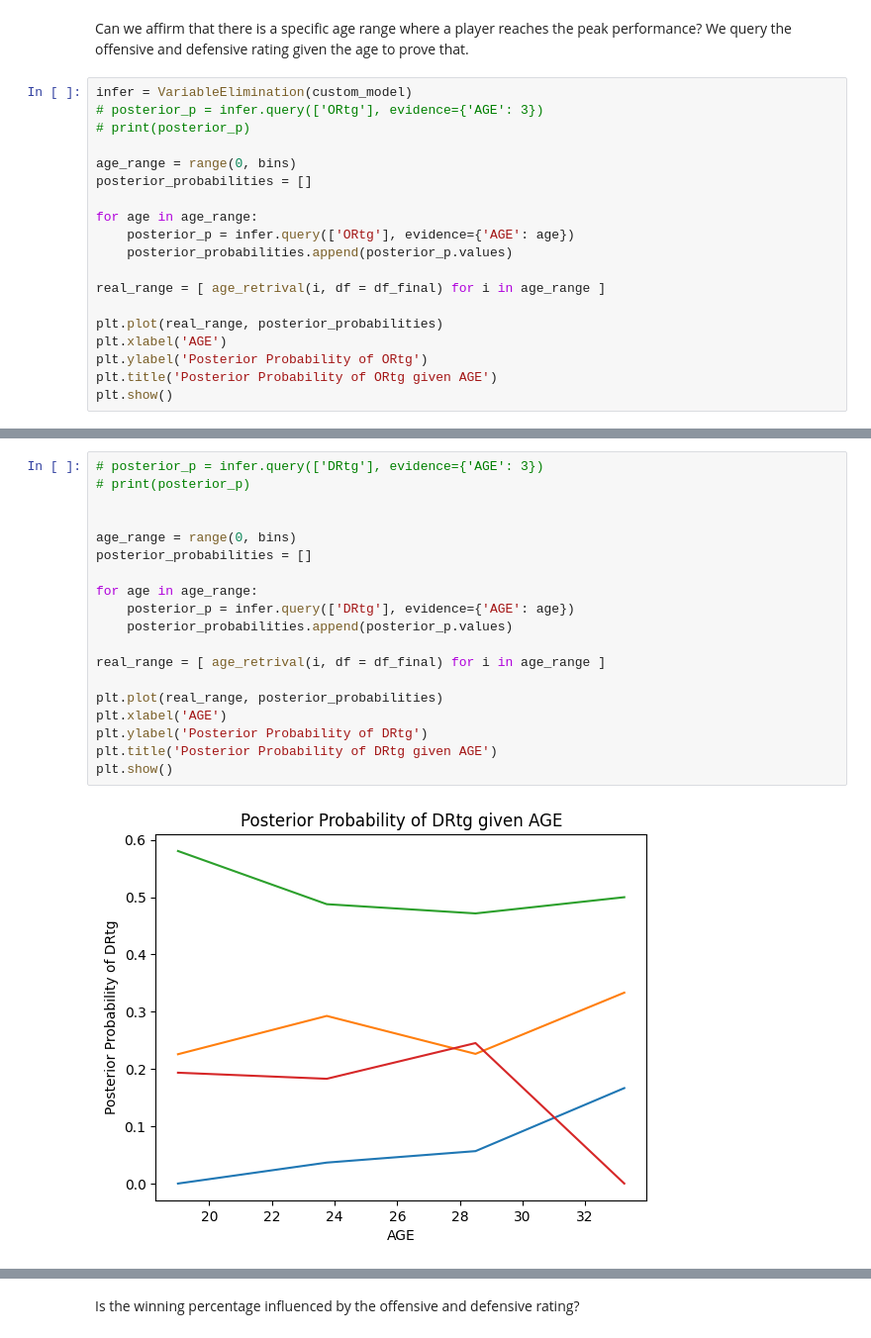
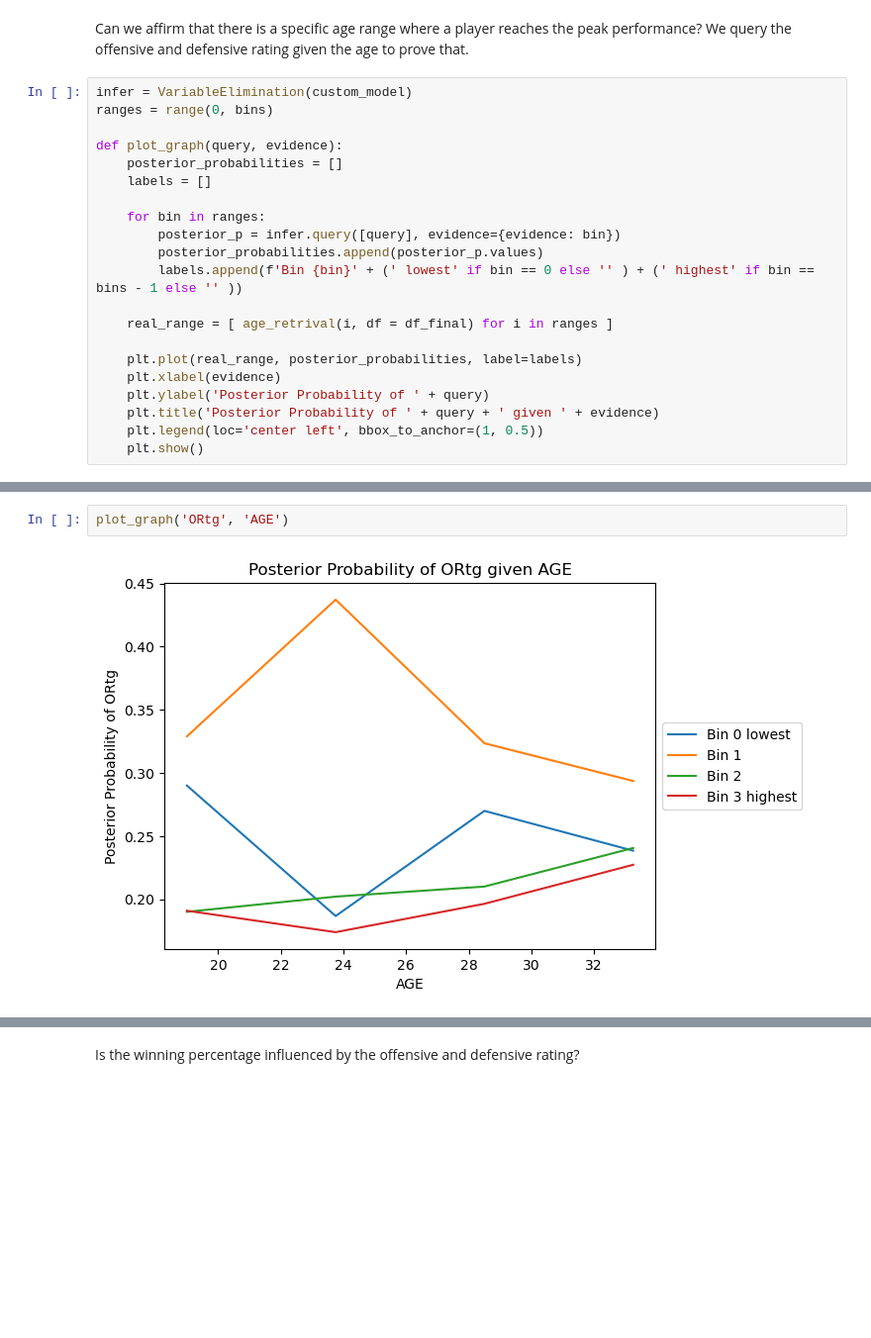
Before and after one commit to CacioCavalloIsNotReal/FAIKR_project_NBA, a Jupyter notebook: project.ipynb, the cells around one changed output, grey strips where cells are left out. Shown at 99% size. Drawn from its saved outputs; the diff is of its cells as text; blank space fills up the shorter version.

Commit message:
query code clean up

```diff
--- a/project.ipynb
+++ b/project.ipynb
@@ -647,20 +639,22 @@ Can we affirm that there is a specific age range where a player reaches the peak
 We query the offensive and defensive rating given the age to prove that.
 # %%
 infer = VariableElimination(custom_model)
-# posterior_p = infer.query(['ORtg'], evidence={'AGE': 3})
-# print(posterior_p)
+ranges = range(0, bins)
 
-age_range = range(0, bins)
-posterior_probabilities = []
+def plot_graph(query, evidence):
+    posterior_probabilities = []
+    labels = []
 
-for age in age_range:
-    posterior_p = infer.query(['ORtg'], evidence={'AGE': age})
-    posterior_probabilities.append(posterior_p.values)
+    for bin in ranges:
+        posterior_p = infer.query([query], evidence={evidence: bin})
+        posterior_probabilities.append(posterior_p.values)
+        labels.append(f'Bin {bin}' + (' lowest' if bin == 0 else '' ) + (' highest' if bin == bins - 1 else '' ))
 
-real_range = [ age_retrival(i, df = df_final) for i in age_range ]
+    real_range = [ age_retrival(i, df = df_final) for i in ranges ]
 
-plt.plot(real_range, posterior_probabilities)
-plt.xlabel('AGE')
-plt.ylabel('Posterior Probability of ORtg')
-plt.title('Posterior Probability of ORtg given AGE')
-plt.show()
+    plt.plot(real_range, posterior_probabilities, label=labels)
+    plt.xlabel(evidence)
+    plt.ylabel('Posterior Probability of ' + query)
+    plt.title('Posterior Probability of ' + query + ' given ' + evidence)
+    plt.legend(loc='center left', bbox_to_anchor=(1, 0.5))
+    plt.show()
@@ -670,21 +661,4 @@ plt.show()
-# %%
-# posterior_p = infer.query(['DRtg'], evidence={'AGE': 3})
-# print(posterior_p)
-
-
-age_range = range(0, bins)
-posterior_probabilities = []
-
-for age in age_range:
-    posterior_p = infer.query(['DRtg'], evidence={'AGE': age})
-    posterior_probabilities.append(posterior_p.values)
-
-real_range = [ age_retrival(i, df = df_final) for i in age_range ]
-
-plt.plot(real_range, posterior_probabilities)
-plt.xlabel('AGE')
-plt.ylabel('Posterior Probability of DRtg')
-plt.title('Posterior Probability of DRtg given AGE')
-plt.show()
-# %% [output]
-[figure, removed]
+# %%
+plot_graph('ORtg', 'AGE')
+# %% [output]
+[figure, added]
```
Also changed, not shown: parts of 12 cells of this notebook.
